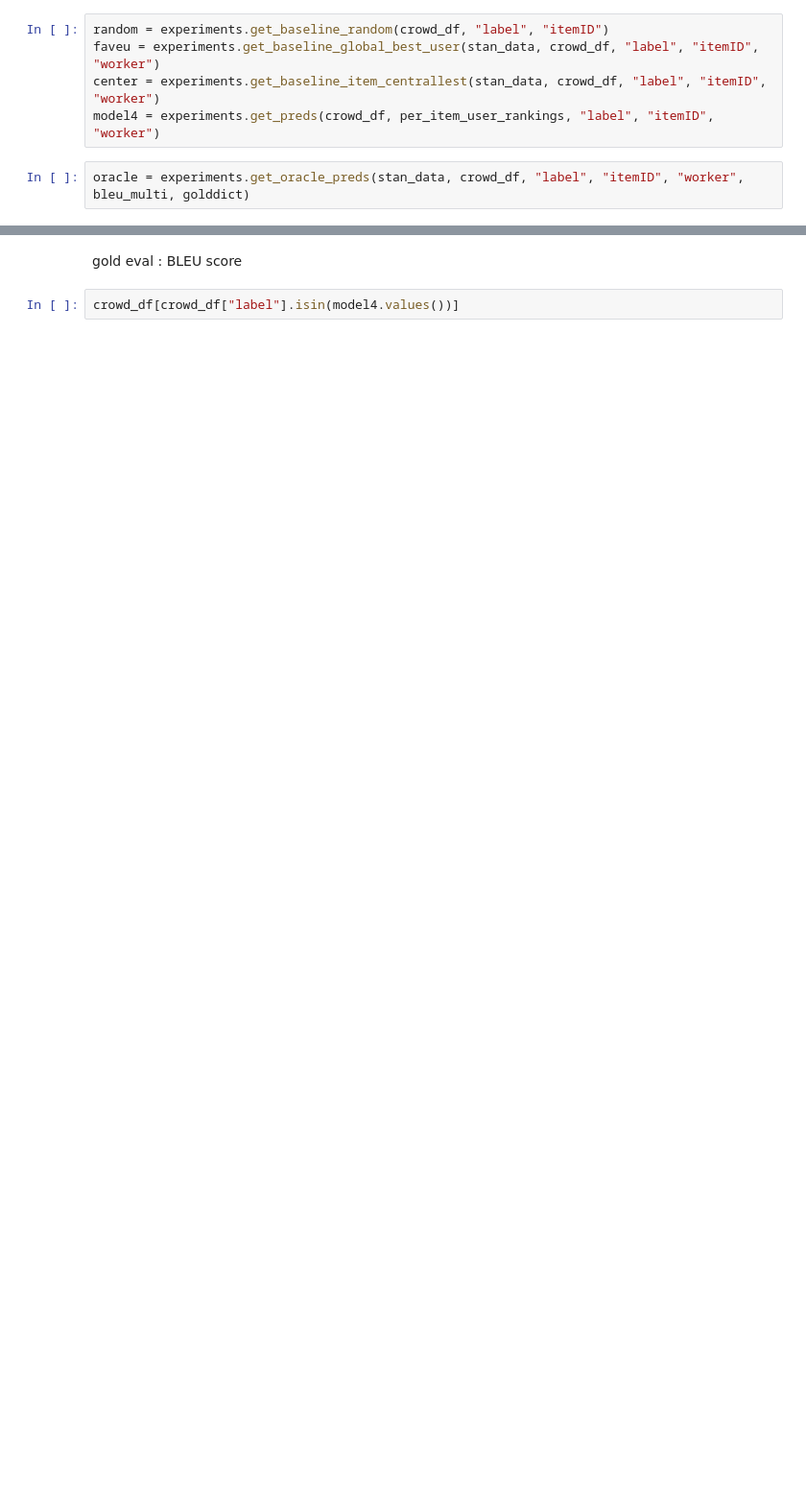
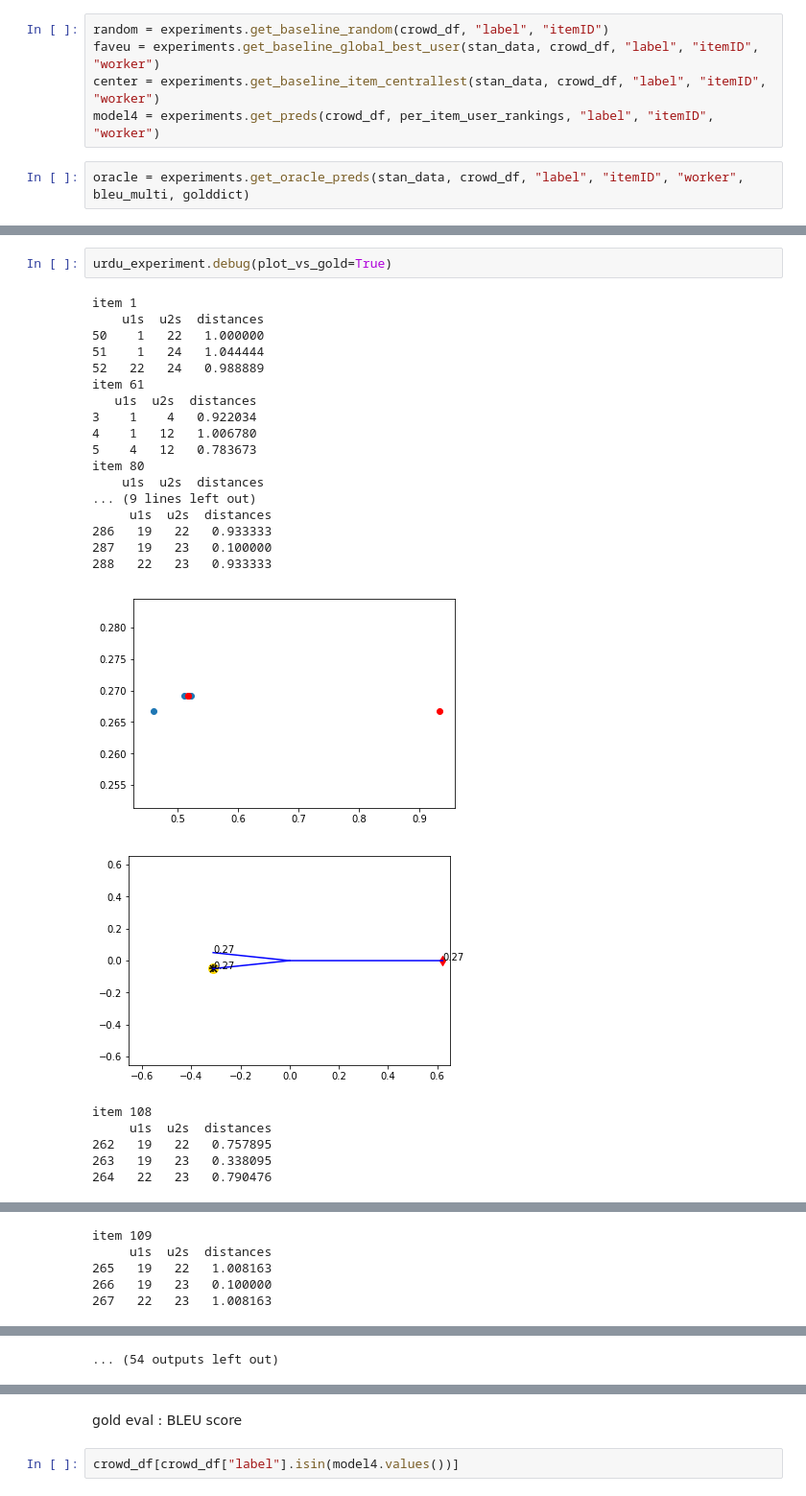
Before and after one commit to Praznat/humansdoit, a Jupyter notebook: urdu_experiment.ipynb, the cells around one changed output, grey strips where cells are left out. Shown: that part at 96% size. Cells and saved outputs as stored; diff of their text form; blank space fills up the shorter version.

```diff
--- a/urdu_experiment.ipynb
+++ b/urdu_experiment.ipynb
@@ -292,0 +423,27 @@ model below thresh 0.0
+# %%
+urdu_experiment.debug(plot_vs_gold=True)
+# %% [output]
+item 1
+    u1s  u2s  distances
+50    1   22   1.000000
+51    1   24   1.044444
+52   22   24   0.988889
+item 61
+   u1s  u2s  distances
+3    1    4   0.922034
+4    1   12   1.006780
+5    4   12   0.783673
+item 80
+    u1s  u2s  distances
+... (9 lines left out)
+     u1s  u2s  distances
+286   19   22   0.933333
+287   19   23   0.100000
+288   22   23   0.933333
+[figure, added]
+[figure, added]
+item 108
+     u1s  u2s  distances
+262   19   22   0.757895
+263   19   23   0.338095
+264   22   23   0.790476
@@ -292,0 +452,5 @@ model below thresh 0.0
+item 109
+     u1s  u2s  distances
+265   19   22   1.008163
+266   19   23   0.100000
+267   22   23   1.008163
@@ -293,3 +466,4 @@ model below thresh 0.0
+... (54 outputs left out)
 # %%
 utils.visualize_embeddings(stan_data, opt)
 # %% [output]
```
Also changed, not shown: parts of 38 cells of this notebook, 10 other files.
